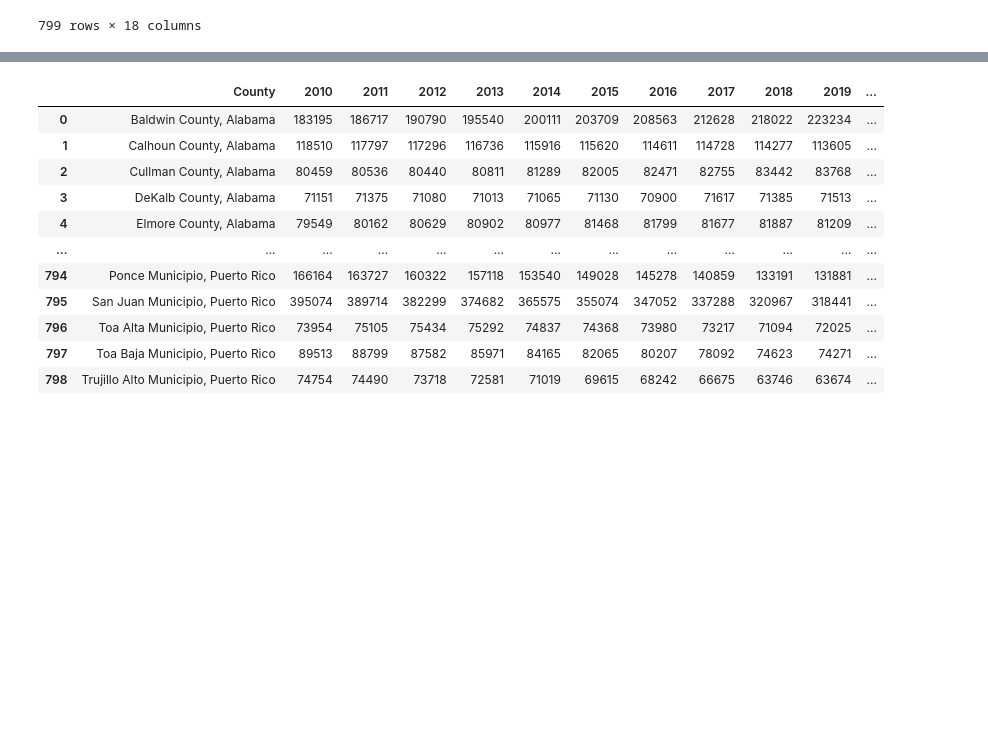
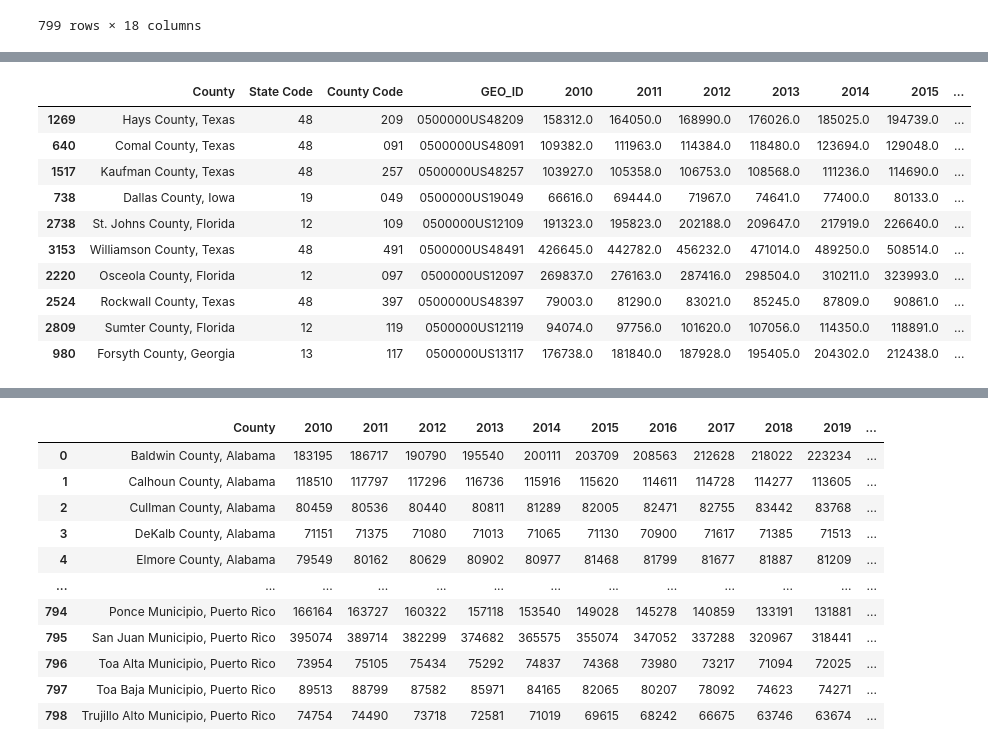
Before and after one commit to dfquinn23/Project_1, a Jupyter notebook: Census/7-17-24 Work/2010_2022_County_Pop_Totals.ipynb, the cells around one changed output, grey strips where cells are left out. Cells and saved outputs as stored; diff of their text form; code cells hidden in the pictures; blank space fills up the shorter version.

```diff
--- a/Census/7-17-24 Work/2010_2022_County_Pop_Totals.ipynb
+++ b/Census/7-17-24 Work/2010_2022_County_Pop_Totals.ipynb
@@ -613 +614,17 @@ master_county_df
 799 rows × 20 columns
+# %%
+top_10_df = master_county_df.sort_values(by='Total Growth Rate')
+top_10_df = top_10_df.sort_values(by='Total Growth Rate', ascending=False).head(10)
+top_10_df
+# %% [output]
+|  | County | State Code | County Code | GEO_ID | 2010 | 2011 | 2012 | 2013 | 2014 | 2015 | ... |
+| 1269 | Hays County, Texas | 48 | 209 | 0500000US48209 | 158312.0 | 164050.0 | 168990.0 | 176026.0 | 185025.0 | 194739.0 | ... |
+| 640 | Comal County, Texas | 48 | 091 | 0500000US48091 | 109382.0 | 111963.0 | 114384.0 | 118480.0 | 123694.0 | 129048.0 | ... |
+| 1517 | Kaufman County, Texas | 48 | 257 | 0500000US48257 | 103927.0 | 105358.0 | 106753.0 | 108568.0 | 111236.0 | 114690.0 | ... |
+| 738 | Dallas County, Iowa | 19 | 049 | 0500000US19049 | 66616.0 | 69444.0 | 71967.0 | 74641.0 | 77400.0 | 80133.0 | ... |
+| 2738 | St. Johns County, Florida | 12 | 109 | 0500000US12109 | 191323.0 | 195823.0 | 202188.0 | 209647.0 | 217919.0 | 226640.0 | ... |
+| 3153 | Williamson County, Texas | 48 | 491 | 0500000US48491 | 426645.0 | 442782.0 | 456232.0 | 471014.0 | 489250.0 | 508514.0 | ... |
+| 2220 | Osceola County, Florida | 12 | 097 | 0500000US12097 | 269837.0 | 276163.0 | 287416.0 | 298504.0 | 310211.0 | 323993.0 | ... |
+| 2524 | Rockwall County, Texas | 48 | 397 | 0500000US48397 | 79003.0 | 81290.0 | 83021.0 | 85245.0 | 87809.0 | 90861.0 | ... |
+| 2809 | Sumter County, Florida | 12 | 119 | 0500000US12119 | 94074.0 | 97756.0 | 101620.0 | 107056.0 | 114350.0 | 118891.0 | ... |
+| 980 | Forsyth County, Georgia | 13 | 117 | 0500000US13117 | 176738.0 | 181840.0 | 187928.0 | 195405.0 | 204302.0 | 212438.0 | ... |
```
Also changed, not shown: parts of 15 cells of this notebook, 3 other files.
